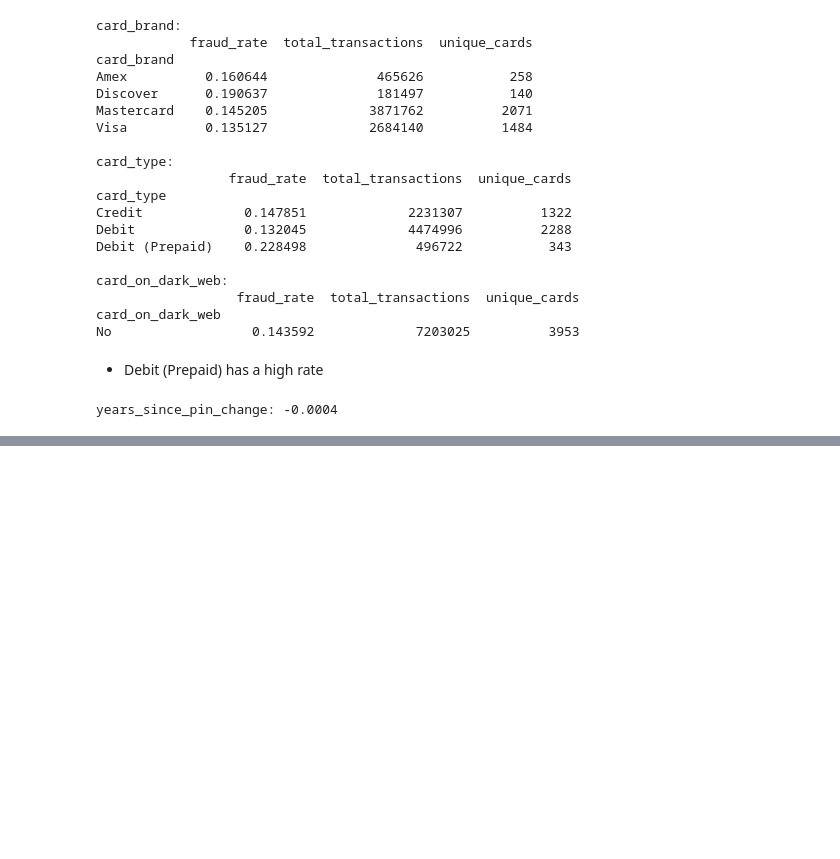
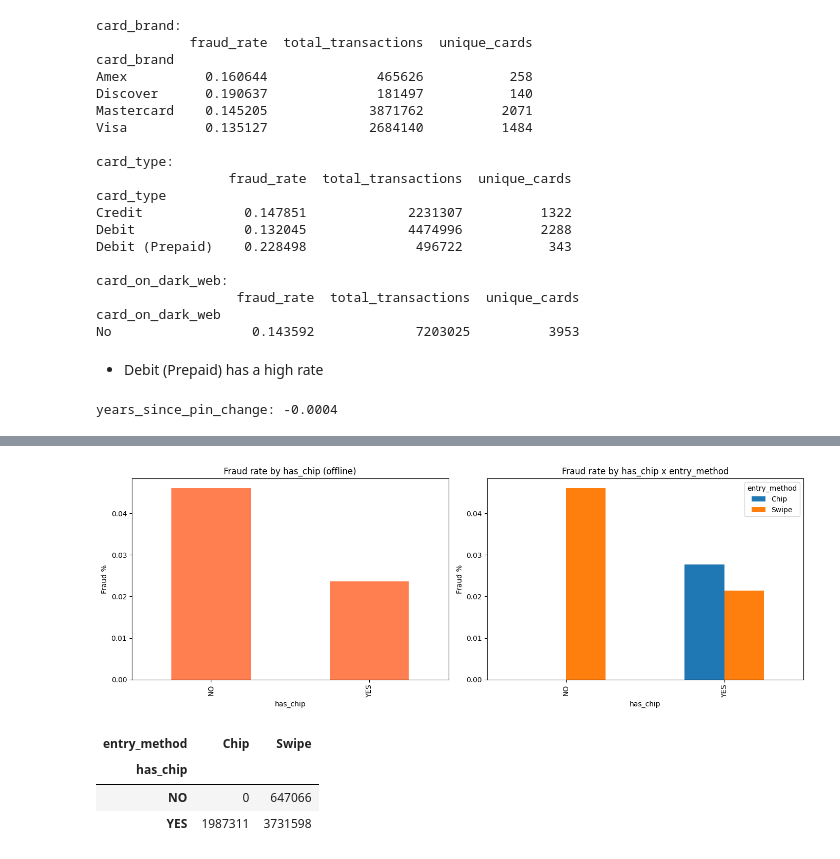
Before and after one commit to t3i8m/fraud-detection, a Jupyter notebook: notebooks/cards_eda.ipynb, the cells around one changed output, grey strips where cells are left out. Cells and saved outputs as stored; diff of their text form; code cells hidden in the pictures; blank space fills up the shorter version.

Commit message:
Feature engineering for offline transactions

```diff
--- a/notebooks/cards_eda.ipynb
+++ b/notebooks/cards_eda.ipynb
@@ -124,0 +127,4 @@ years_since_pin_change: -0.0004
+# %%
+offline = combined[combined["use_chip"] != "Online Transaction"].copy()
+offline["is_fraud"] = (offline["target"] == "Yes").astype(int)
+print("offline rows:", offline.shape[0])
@@ -124,0 +168,24 @@ years_since_pin_change: -0.0004
+# %%
+offline['entry_method'] = offline['use_chip'].str.replace(' Transaction', '', regex=False)
+
+fig, axes = plt.subplots(1, 2, figsize=(14, 5))
+
+offline.groupby('has_chip')['is_fraud'].mean().mul(100).plot(kind='bar', ax=axes[0], color='coral')
+axes[0].set_title('Fraud rate by has_chip (offline)')
+axes[0].set_ylabel('Fraud %')
+
+cross = offline.groupby(['has_chip', 'entry_method'])['is_fraud'].mean().mul(100).unstack()
+cross.plot(kind='bar', ax=axes[1])
+axes[1].set_title('Fraud rate by has_chip x entry_method')
+axes[1].set_ylabel('Fraud %')
+
+plt.tight_layout()
+plt.show()
+
+pd.crosstab(offline['has_chip'], offline['entry_method'])
+# %% [output]
+[figure, added]
+| entry_method | Chip | Swipe |
+| has_chip |  |  |
+| NO | 0 | 647066 |
+| YES | 1987311 | 3731598 |
```
Also changed, not shown: parts of 14 cells of this notebook, 11 other files.
